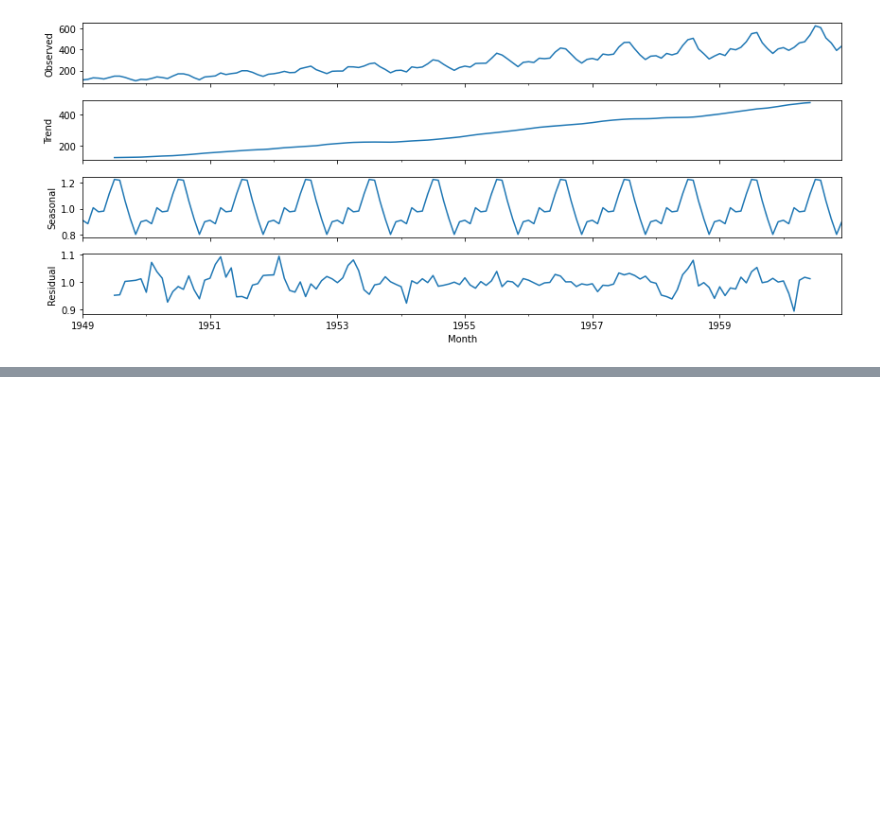
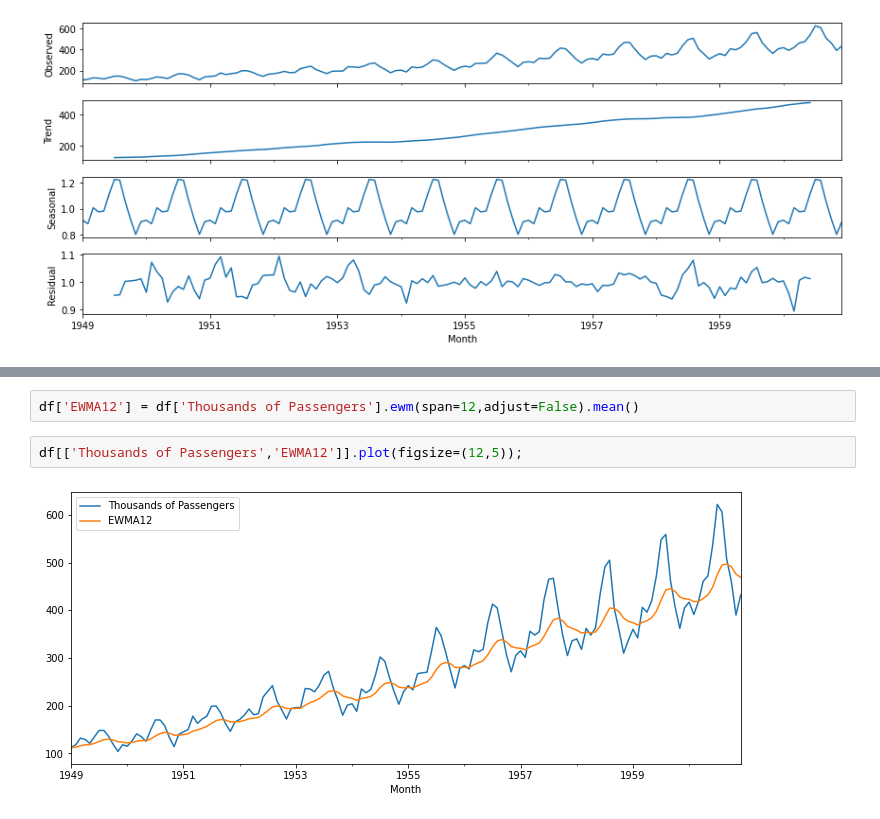
Before and after one commit to SamratDe/Time-Series-analysis, a Jupyter notebook: 03_Analysis_with_Statsmodels.ipynb, the cells around one changed output, grey strips where cells are left out. Cells and saved outputs as stored; diff of their text form; blank space fills up the shorter version.

```diff
--- a/03_Analysis_with_Statsmodels.ipynb
+++ b/03_Analysis_with_Statsmodels.ipynb
@@ -109,0 +234,6 @@ result.plot();
+# %%
+df['EWMA12'] = df['Thousands of Passengers'].ewm(span=12,adjust=False).mean()
+# %%
+df[['Thousands of Passengers','EWMA12']].plot(figsize=(12,5));
+# %% [output]
+[figure, added]
```
Also changed, not shown: parts of 46 cells of this notebook.
